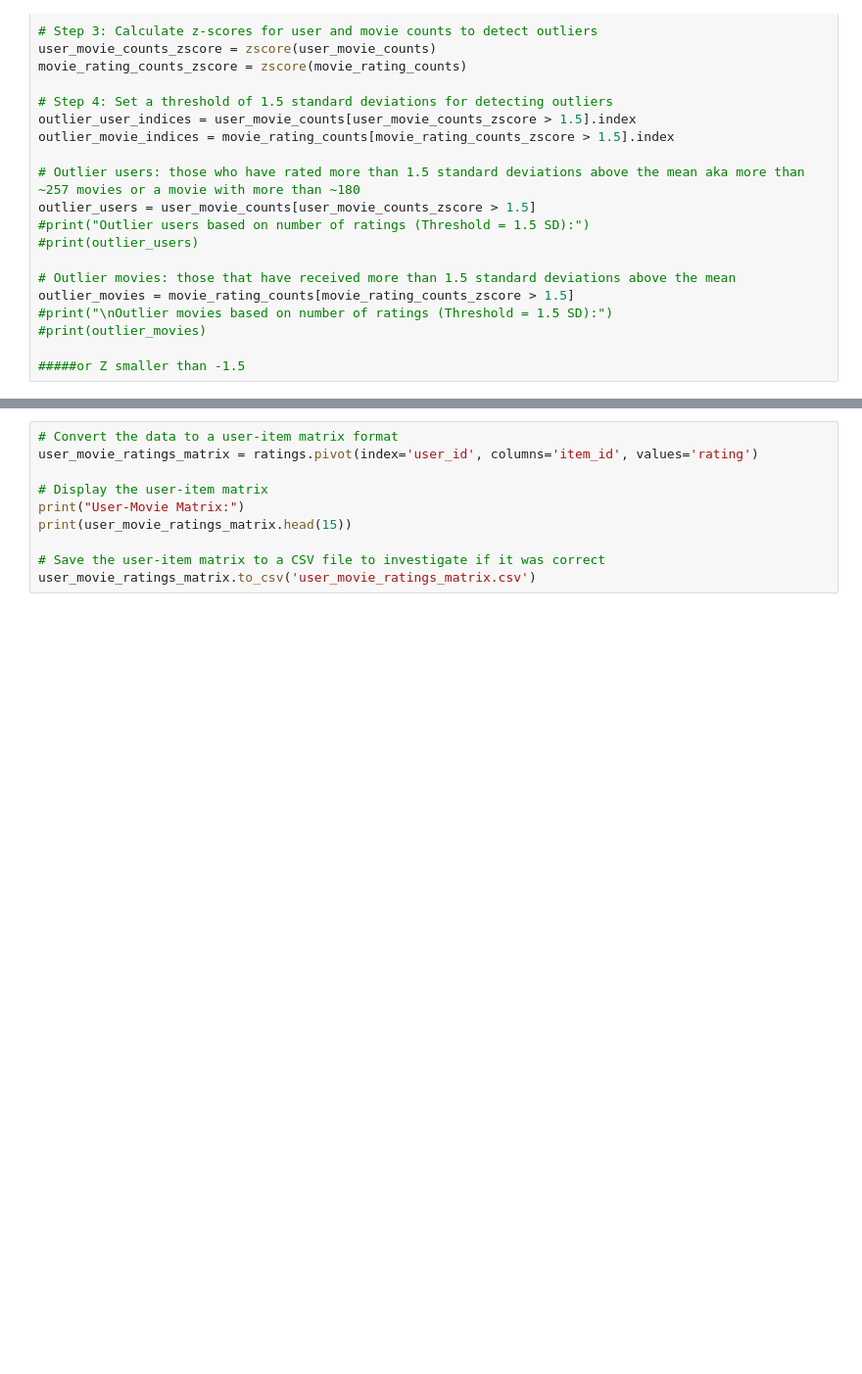
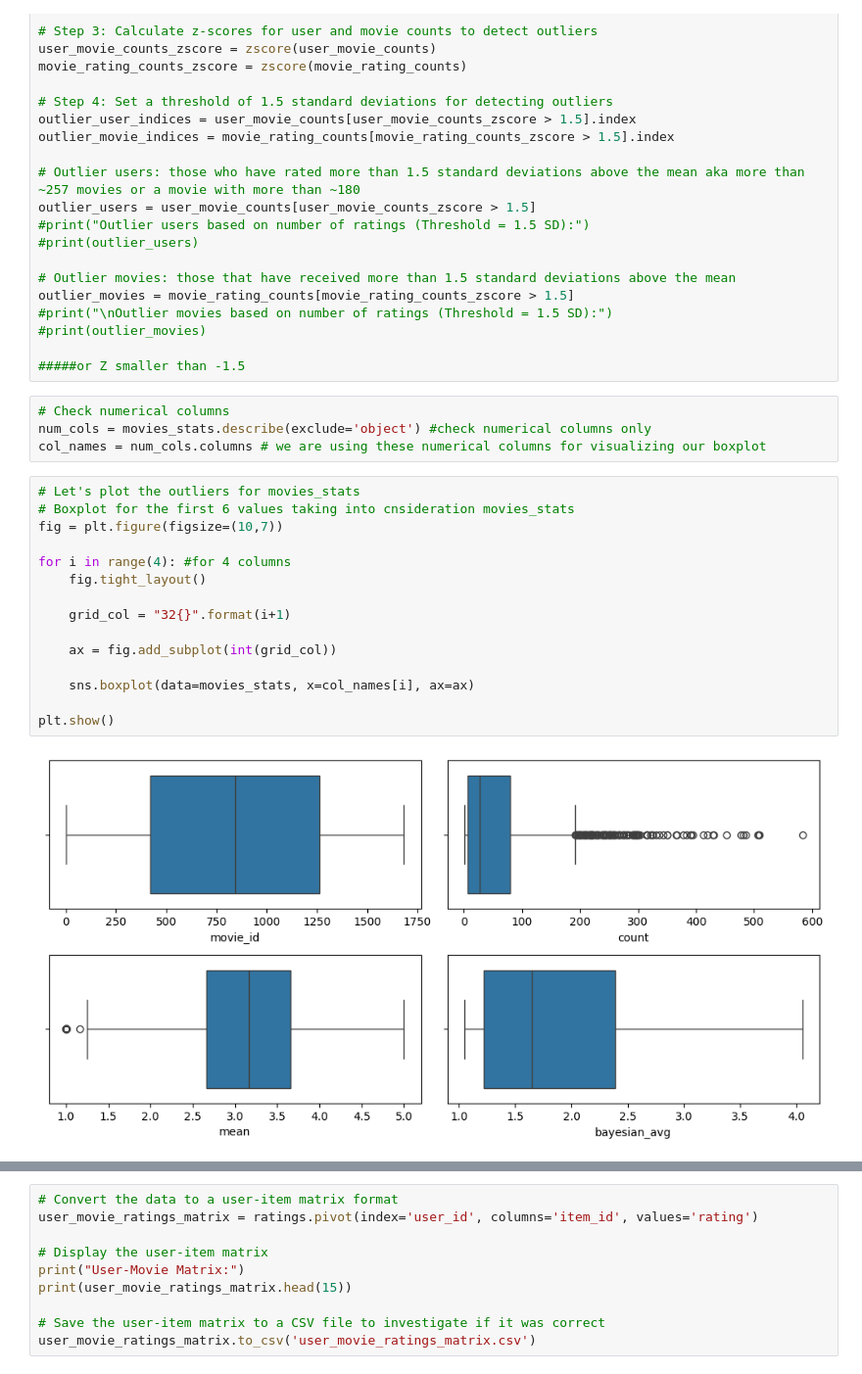
Before and after one commit to ChoutouriadiKaterina/Big_Data_2024, a Jupyter notebook: step one.ipynb, the cells around one changed output, grey strips where cells are left out. Shown at 98% size. Saved outputs shown, nothing was run; the diff lists cells and outputs as text; blank space fills up the shorter version.

```diff
--- a/step one.ipynb
+++ b/step one.ipynb
@@ -385,3 +385,24 @@ outlier_movies = movie_rating_counts[movie_rating_counts_zscore > 1.5]
 #print(outlier_movies)
 
 #####or Z smaller than -1.5
+# %%
+# Check numerical columns
+num_cols = movies_stats.describe(exclude='object') #check numerical columns only
+col_names = num_cols.columns # we are using these numerical columns for visualizing our boxplot
+# %%
+# Let's plot the outliers for movies_stats
+# Boxplot for the first 6 values taking into cnsideration movies_stats
+fig = plt.figure(figsize=(10,7))
+
+for i in range(4): #for 4 columns
+    fig.tight_layout()
+
+    grid_col = "32{}".format(i+1)
+
+    ax = fig.add_subplot(int(grid_col))
+
+    sns.boxplot(data=movies_stats, x=col_names[i], ax=ax)
+
+plt.show()
+# %% [output]
+[figure, added]
```
Also changed, not shown: parts of 8 cells of this notebook.
